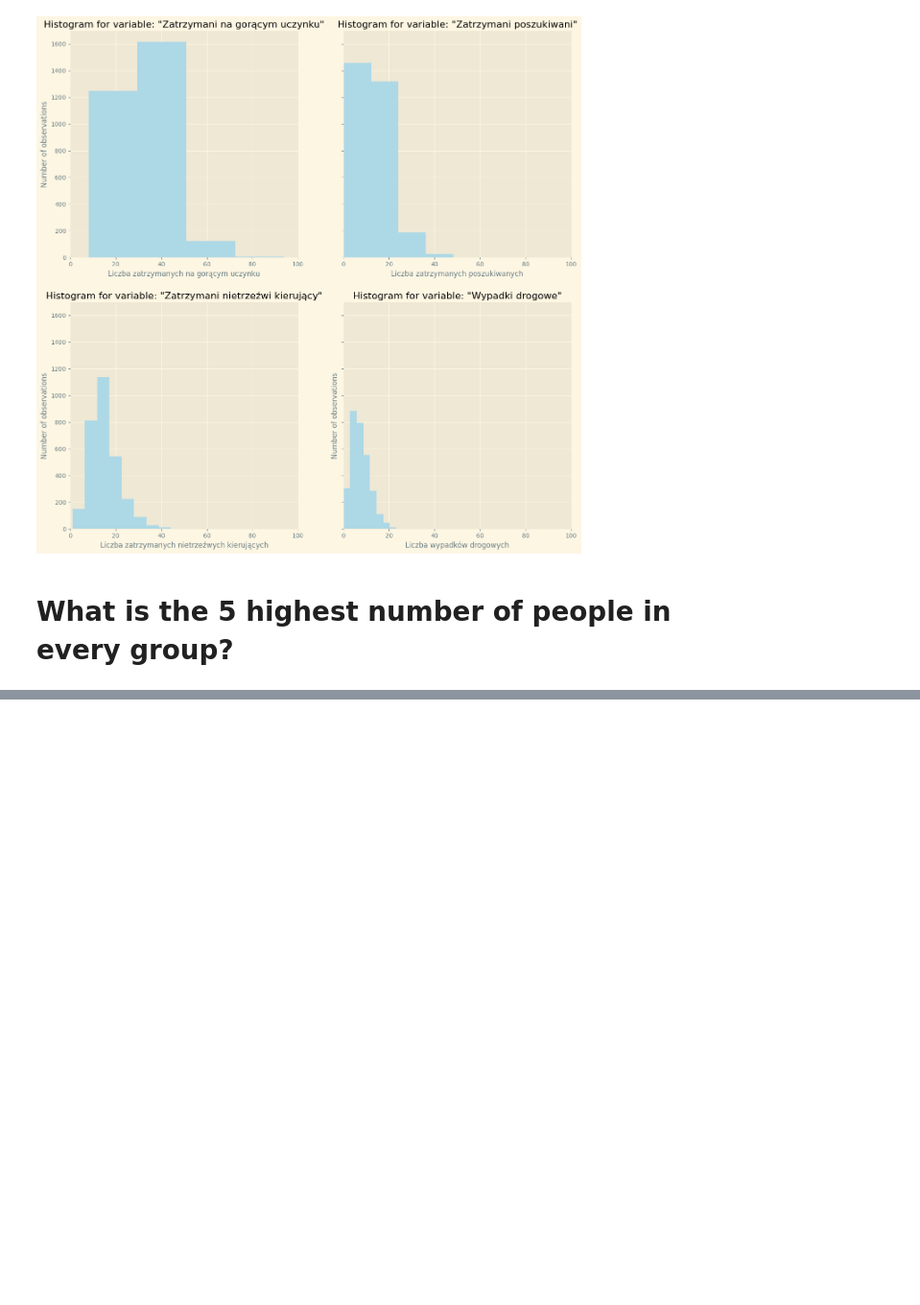
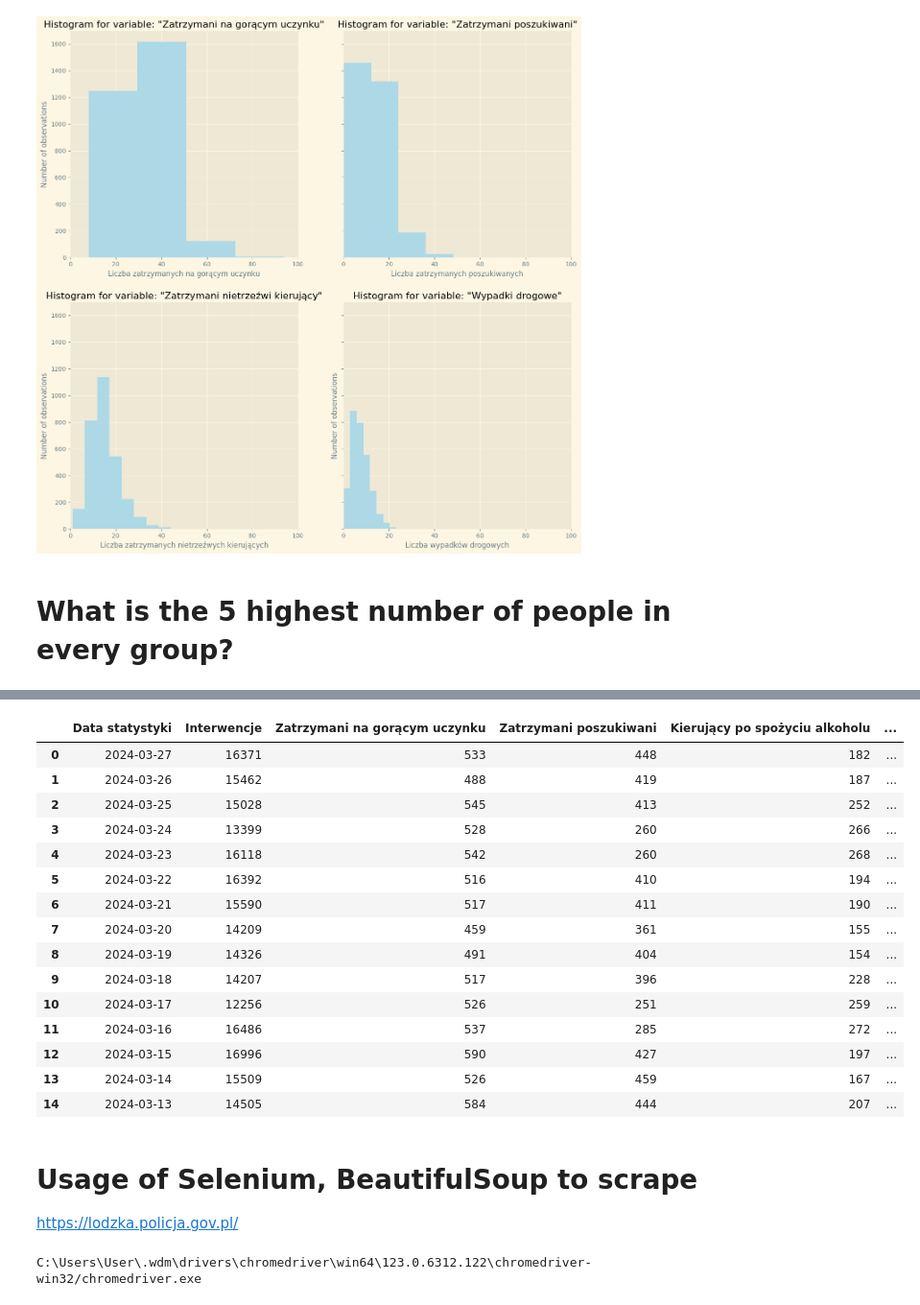
Before and after one commit to Hubert-Magdziak/Webscraping-project, a Jupyter notebook: Webscraping-Project.ipynb, the cells around one changed output, grey strips where cells are left out. Shown at 96% size. Cells and saved outputs as stored; diff of their text form; code cells hidden in the pictures; blank space fills up the shorter version.

```diff
--- a/Webscraping-Project.ipynb
+++ b/Webscraping-Project.ipynb
@@ -162,0 +175,13 @@ for column in list(data.columns)[1:]:
+# %%
+i=0
+tables=[]
+last_page=10
+while i <last_page:
+    url=f"https://policja.pl/pol/form/1,Informacja-dzienna.html?page={i}"
+    response = requests.get(url)
+    html = response.text
+    soup = BeautifulSoup(html, 'html.parser')
+    tables.append(soup.find_all('table'))
+    time.sleep(np.ceil(np.random.gamma(1.2, 1.2)))
+    print(f"Scraped {i} out of {last_page}\n")
+    i=i+1
@@ -162,0 +208,19 @@ for column in list(data.columns)[1:]:
+# %%
+dfs = []
+
+# Extract data from the table and create a DataFrame
+
+for i in range(len(tables)):
+    rows = []
+    for row in tables[i][0].find_all('tr')[1:]:  # Skip the header row
+        columns = row.find_all('td')
+        # print(columns)
+        rows.append([col.get_text(strip=True) for col in columns])
+    # Define column names
+    columns_names = ['Data statystyki', 'Interwencje', 'Zatrzymani na gorącym uczynku', 'Zatrzymani poszukiwani','Kierujący po spożyciu alkoholu','Wypadki drogowe','Zabici w wypadkach','Ranni w wypadkach']
+
+    # Create a Pandas DataFrame
+    df = pd.DataFrame(rows, columns=columns_names)
+    # Append the DataFrame to the list
+    print(i)
+    dfs.append(df)
@@ -162,0 +238,27 @@ for column in list(data.columns)[1:]:
+# %%
+dfs[1]
+# %% [output]
+|  | Data statystyki | Interwencje | Zatrzymani na gorącym uczynku | Zatrzymani poszukiwani | Kierujący po spożyciu alkoholu | ... |
+| 0 | 2024-03-27 | 16371 | 533 | 448 | 182 | ... |
+| 1 | 2024-03-26 | 15462 | 488 | 419 | 187 | ... |
+| 2 | 2024-03-25 | 15028 | 545 | 413 | 252 | ... |
+| 3 | 2024-03-24 | 13399 | 528 | 260 | 266 | ... |
+| 4 | 2024-03-23 | 16118 | 542 | 260 | 268 | ... |
+| 5 | 2024-03-22 | 16392 | 516 | 410 | 194 | ... |
+| 6 | 2024-03-21 | 15590 | 517 | 411 | 190 | ... |
+| 7 | 2024-03-20 | 14209 | 459 | 361 | 155 | ... |
+| 8 | 2024-03-19 | 14326 | 491 | 404 | 154 | ... |
+| 9 | 2024-03-18 | 14207 | 517 | 396 | 228 | ... |
+| 10 | 2024-03-17 | 12256 | 526 | 251 | 259 | ... |
+| 11 | 2024-03-16 | 16486 | 537 | 285 | 272 | ... |
+| 12 | 2024-03-15 | 16996 | 590 | 427 | 197 | ... |
+| 13 | 2024-03-14 | 15509 | 526 | 459 | 167 | ... |
+| 14 | 2024-03-13 | 14505 | 584 | 444 | 207 | ... |
+# %% [markdown]
+# Usage of Selenium, BeautifulSoup to scrape
+https://lodzka.policja.gov.pl/
+# %%
+chromepath = ChromeDriverManager().install()
+print(chromepath)
+# %% [output]
+C:\Users\User\.wdm\drivers\chromedriver\win64\123.0.6312.122\chromedriver-win32/chromedriver.exe
```
Also changed, not shown: parts of 12 cells of this notebook.
